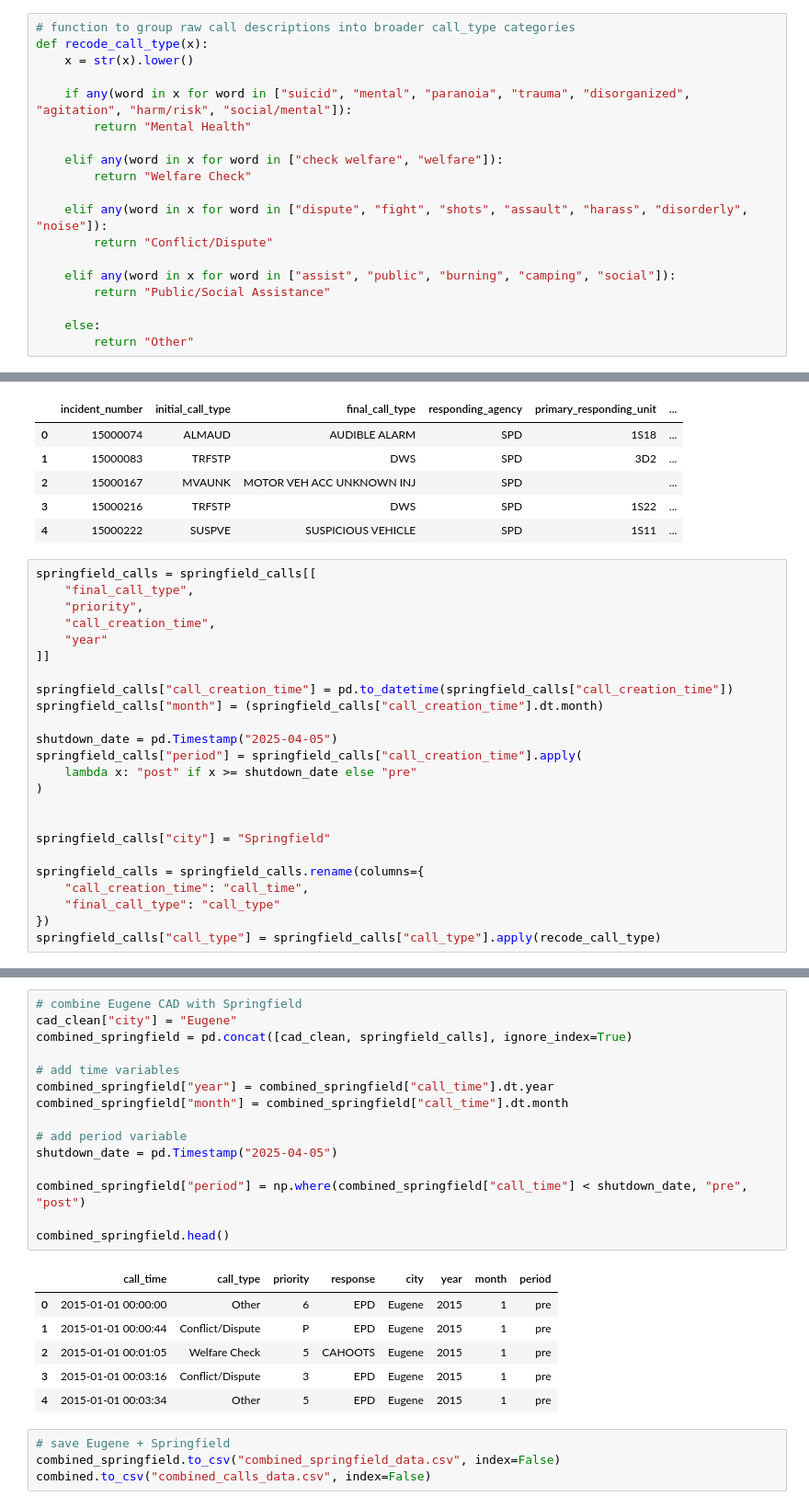
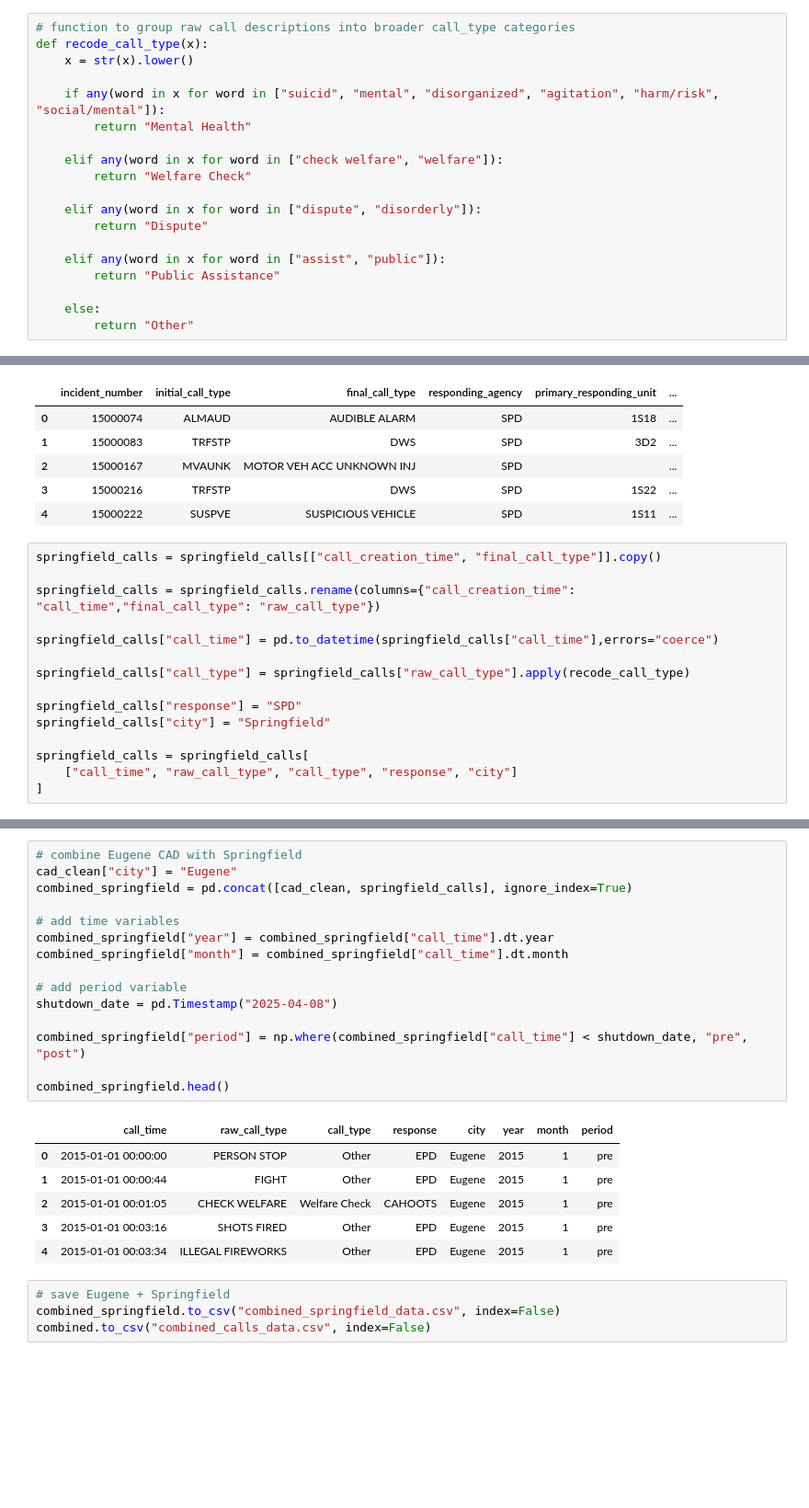
Before and after one commit to sophiafling/cahoots-impact-eugene, a Jupyter notebook: data_cleaning/data_prep.ipynb, the cells around one changed output, grey strips where cells are left out. Shown at 92% size. Cells and saved outputs as stored; diff of their text form; blank space fills up the shorter version.

```diff
--- a/data_cleaning/data_prep.ipynb
+++ b/data_cleaning/data_prep.ipynb
@@ -26,17 +26,17 @@ cad.head()
 def recode_call_type(x):
     x = str(x).lower()
 
-    if any(word in x for word in ["suicid", "mental", "paranoia", "trauma", "disorganized", "agitation", "harm/risk", "social/mental"]):
+    if any(word in x for word in ["suicid", "mental", "disorganized", "agitation", "harm/risk", "social/mental"]):
         return "Mental Health"
 
     elif any(word in x for word in ["check welfare", "welfare"]):
         return "Welfare Check"
 
-    elif any(word in x for word in ["dispute", "fight", "shots", "assault", "harass", "disorderly", "noise"]):
-        return "Conflict/Dispute"
+    elif any(word in x for word in ["dispute", "disorderly"]):
+        return "Dispute"
 
-    elif any(word in x for word in ["assist", "public", "burning", "camping", "social"]):
-        return "Public/Social Assistance"
+    elif any(word in x for word in ["assist", "public"]):
+        return "Public Assistance"
 
     else:
         return "Other"
@@ -171,29 +141,20 @@ springfield_calls.head()
 | 3 | 15000216 | TRFSTP | DWS | SPD | 1S22 | ... |
 | 4 | 15000222 | SUSPVE | SUSPICIOUS VEHICLE | SPD | 1S11 | ... |
 # %%
-springfield_calls = springfield_calls[[
-    "final_call_type",
-    "priority",
-    "call_creation_time",
-    "year"
-]]
+springfield_calls = springfield_calls[["call_creation_time", "final_call_type"]].copy()
 
-springfield_calls["call_creation_time"] = pd.to_datetime(springfield_calls["call_creation_time"])
-springfield_calls["month"] = (springfield_calls["call_creation_time"].dt.month)
+springfield_calls = springfield_calls.rename(columns={"call_creation_time": "call_time","final_call_type": "raw_call_type"})
 
-shutdown_date = pd.Timestamp("2025-04-05")
-springfield_calls["period"] = springfield_calls["call_creation_time"].apply(
-    lambda x: "post" if x >= shutdown_date else "pre"
-)
+springfield_calls["call_time"] = pd.to_datetime(springfield_calls["call_time"],errors="coerce")
 
+springfield_calls["call_type"] = springfield_calls["raw_call_type"].apply(recode_call_type)
 
+springfield_calls["response"] = "SPD"
 springfield_calls["city"] = "Springfield"
 
-springfield_calls = springfield_calls.rename(columns={
-    "call_creation_time": "call_time",
-    "final_call_type": "call_type"
-})
-springfield_calls["call_type"] = springfield_calls["call_type"].apply(recode_call_type)
+springfield_calls = springfield_calls[
+    ["call_time", "raw_call_type", "call_type", "response", "city"]
+]
 # %%
 springfield_calls.head()
 # %% [output]
@@ -206,25 +167,25 @@ springfield_calls.head()
 # %%
 # combine Eugene CAD with Springfield
 cad_clean["city"] = "Eugene"
 combined_springfield = pd.concat([cad_clean, springfield_calls], ignore_index=True)
 
 # add time variables
 combined_springfield["year"] = combined_springfield["call_time"].dt.year
 combined_springfield["month"] = combined_springfield["call_time"].dt.month
 
 # add period variable
-shutdown_date = pd.Timestamp("2025-04-05")
+shutdown_date = pd.Timestamp("2025-04-08")
 
 combined_springfield["period"] = np.where(combined_springfield["call_time"] < shutdown_date, "pre", "post")
 
 combined_springfield.head()
 # %% [output]
-|  | call_time | call_type | priority | response | city | year | month | period |
-| 0 | 2015-01-01 00:00:00 | Other | 6 | EPD | Eugene | 2015 | 1 | pre |
-| 1 | 2015-01-01 00:00:44 | Conflict/Dispute | P | EPD | Eugene | 2015 | 1 | pre |
-| 2 | 2015-01-01 00:01:05 | Welfare Check | 5 | CAHOOTS | Eugene | 2015 | 1 | pre |
-| 3 | 2015-01-01 00:03:16 | Conflict/Dispute | 3 | EPD | Eugene | 2015 | 1 | pre |
-| 4 | 2015-01-01 00:03:34 | Other | 5 | EPD | Eugene | 2015 | 1 | pre |
+|  | call_time | raw_call_type | call_type | response | city | year | month | period |
+| 0 | 2015-01-01 00:00:00 | PERSON STOP | Other | EPD | Eugene | 2015 | 1 | pre |
+| 1 | 2015-01-01 00:00:44 | FIGHT | Other | EPD | Eugene | 2015 | 1 | pre |
+| 2 | 2015-01-01 00:01:05 | CHECK WELFARE | Welfare Check | CAHOOTS | Eugene | 2015 | 1 | pre |
+| 3 | 2015-01-01 00:03:16 | SHOTS FIRED | Other | EPD | Eugene | 2015 | 1 | pre |
+| 4 | 2015-01-01 00:03:34 | ILLEGAL FIREWORKS | Other | EPD | Eugene | 2015 | 1 | pre |
 # %%
 # save Eugene + Springfield
 combined_springfield.to_csv("combined_springfield_data.csv", index=False)
```
Also changed, not shown: parts of 6 cells of this notebook.
